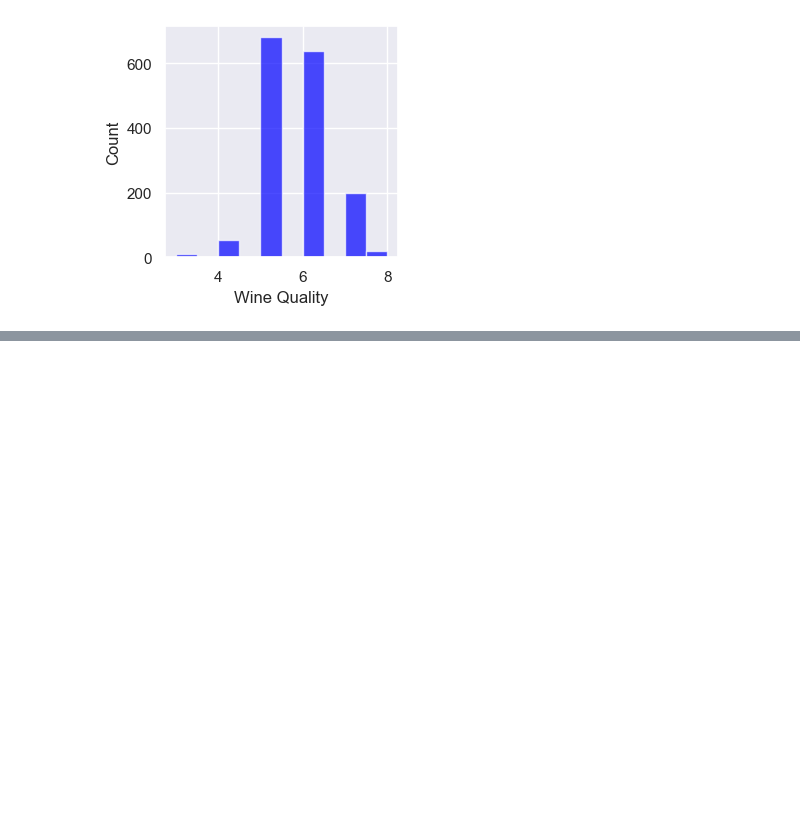
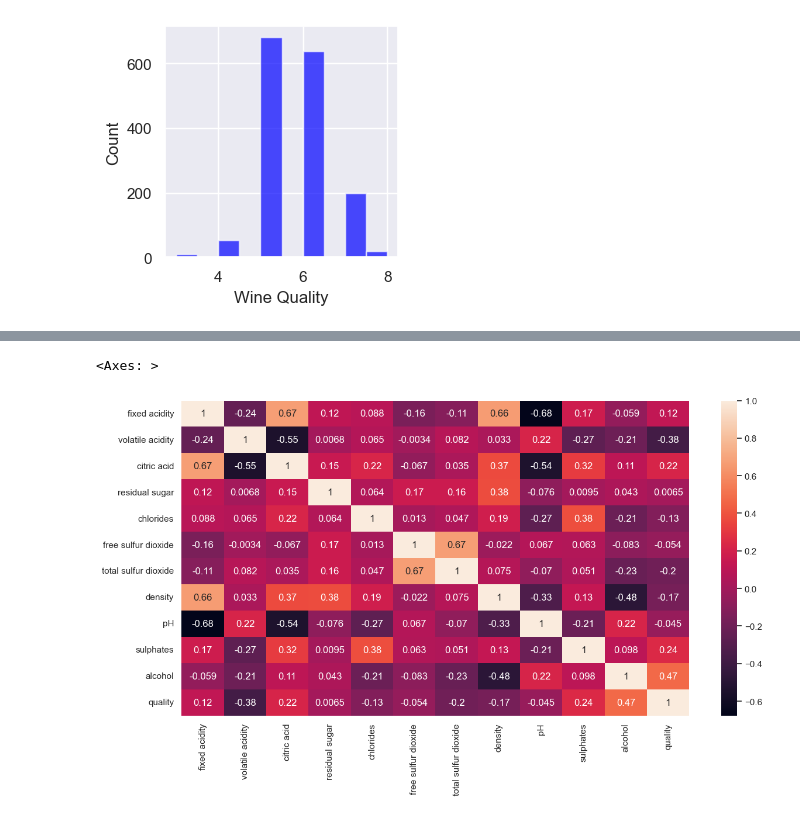
Before and after one commit to SawhneySatvik/MLP, a Jupyter notebook: Data/Basics.ipynb, the cells around one changed output, grey strips where cells are left out. Cells and saved outputs as stored; diff of their text form; code cells hidden in the pictures; blank space fills up the shorter version.

```diff
--- a/Data/Basics.ipynb
+++ b/Data/Basics.ipynb
@@ -91,0 +104,2 @@ train_set, test_set = split_train_test_data(df, 0.2)
+# %%
+corr_matrix = exploration_set.corr()
@@ -91,0 +122,6 @@ train_set, test_set = split_train_test_data(df, 0.2)
+# %%
+plt.figure(figsize=(14, 7))
+sns.heatmap(corr_matrix, annot=True)
+# %% [output]
+<Axes: >
+[figure, added]
```
Also changed, not shown: parts of 7 cells of this notebook.
